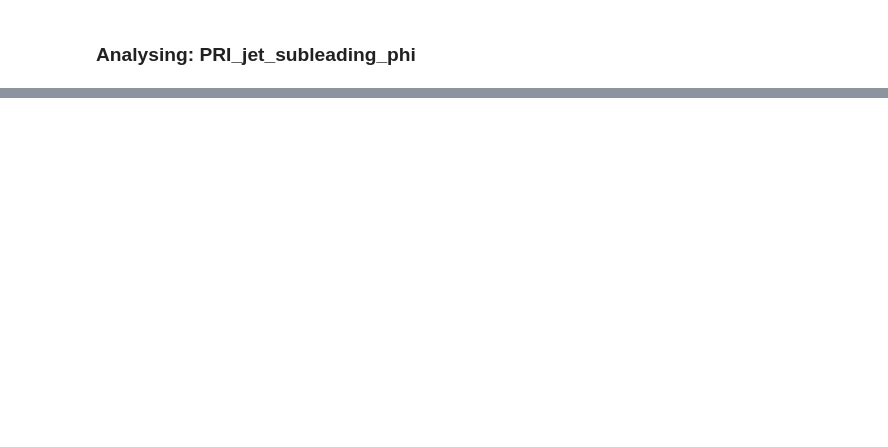
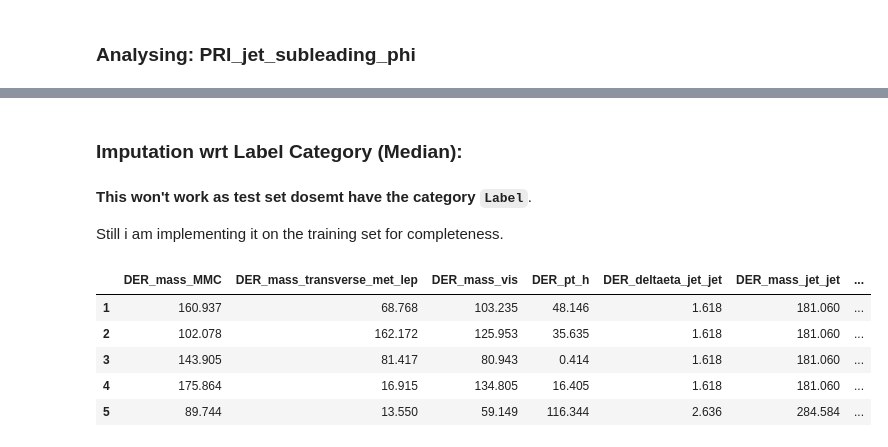
Before and after one commit to Deepankar-98/higgs_boson_kaggle, a Jupyter notebook: notebooks/01-Data Exploration & Feature Engineering.ipynb, the cells around one changed output, grey strips where cells are left out. Drawn from its saved outputs; the diff is of its cells as text; code cells hidden in the pictures; blank space fills up the shorter version.

```diff
--- a/notebooks/01-Data Exploration & Feature Engineering.ipynb
+++ b/notebooks/01-Data Exploration & Feature Engineering.ipynb
@@ -544,0 +517,22 @@ sns.boxplot(data=df, y='PRI_jet_subleading_phi', x='Label')
+# %% [markdown]
+### Imputation wrt Label Category (Median):
+# %% [markdown]
+**This won't work as test set dosemt have the category `Label`**.
+
+Still i am implementing it on the training set for completeness.
+# %%
+medb = df[df['Label'] == 'b'].median()
+meds = df[df['Label'] == 's'].median()
+# %%
+# For Training Set
+temp1 = df[df['Label'] == 'b'].fillna(medb)
+temp2 = df[df['Label'] == 's'].fillna(meds)
+df1 = pd.concat([temp1, temp2], axis=0)
+df1.head()
+# %% [output]
+|  | DER_mass_MMC | DER_mass_transverse_met_lep | DER_mass_vis | DER_pt_h | DER_deltaeta_jet_jet | DER_mass_jet_jet | ... |
+| 1 | 160.937 | 68.768 | 103.235 | 48.146 | 1.618 | 181.060 | ... |
+| 2 | 102.078 | 162.172 | 125.953 | 35.635 | 1.618 | 181.060 | ... |
+| 3 | 143.905 | 81.417 | 80.943 | 0.414 | 1.618 | 181.060 | ... |
+| 4 | 175.864 | 16.915 | 134.805 | 16.405 | 1.618 | 181.060 | ... |
+| 5 | 89.744 | 13.550 | 59.149 | 116.344 | 2.636 | 284.584 | ... |
```
Also changed, not shown: parts of 63 cells of this notebook, 1 other file.
